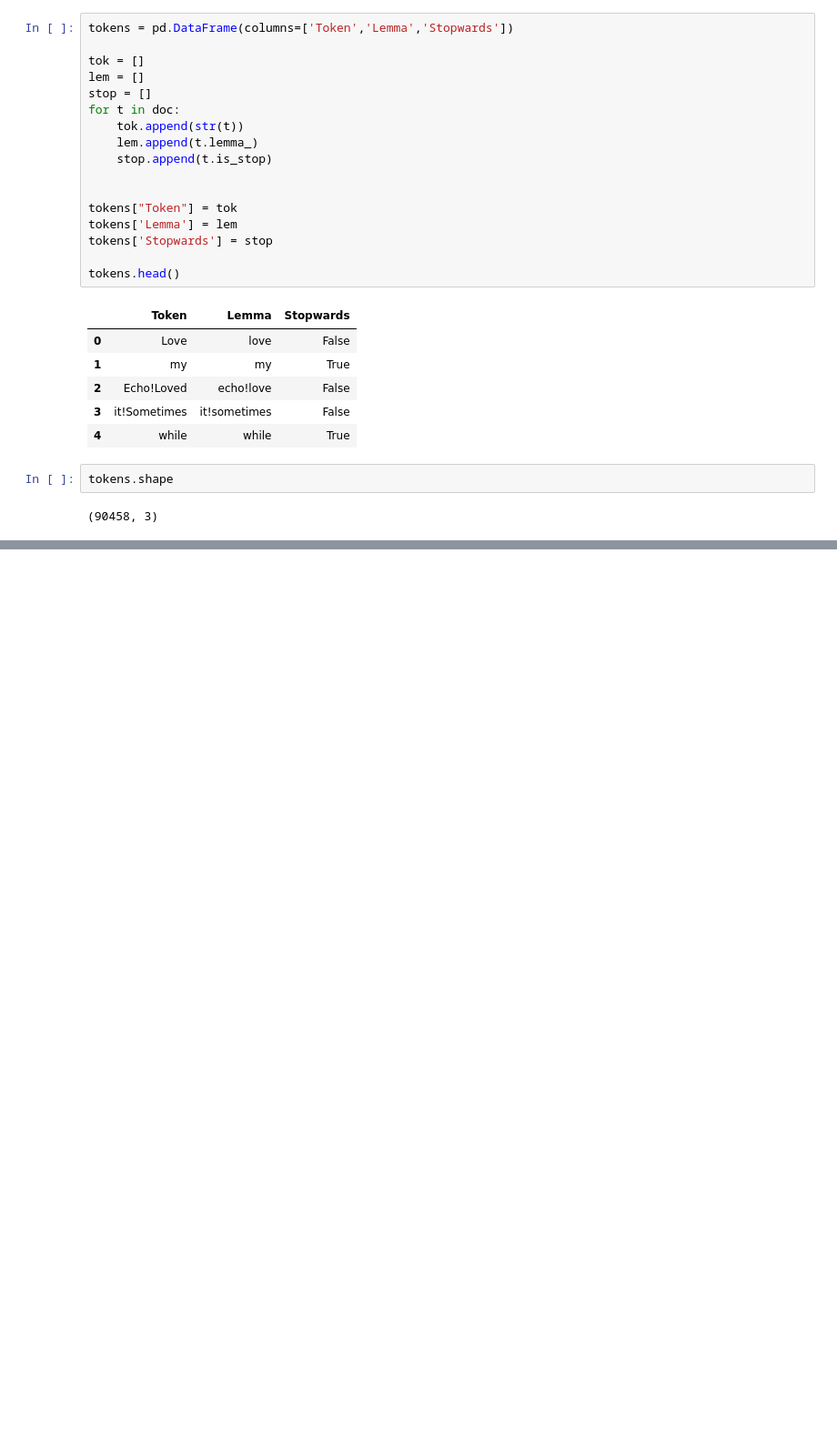
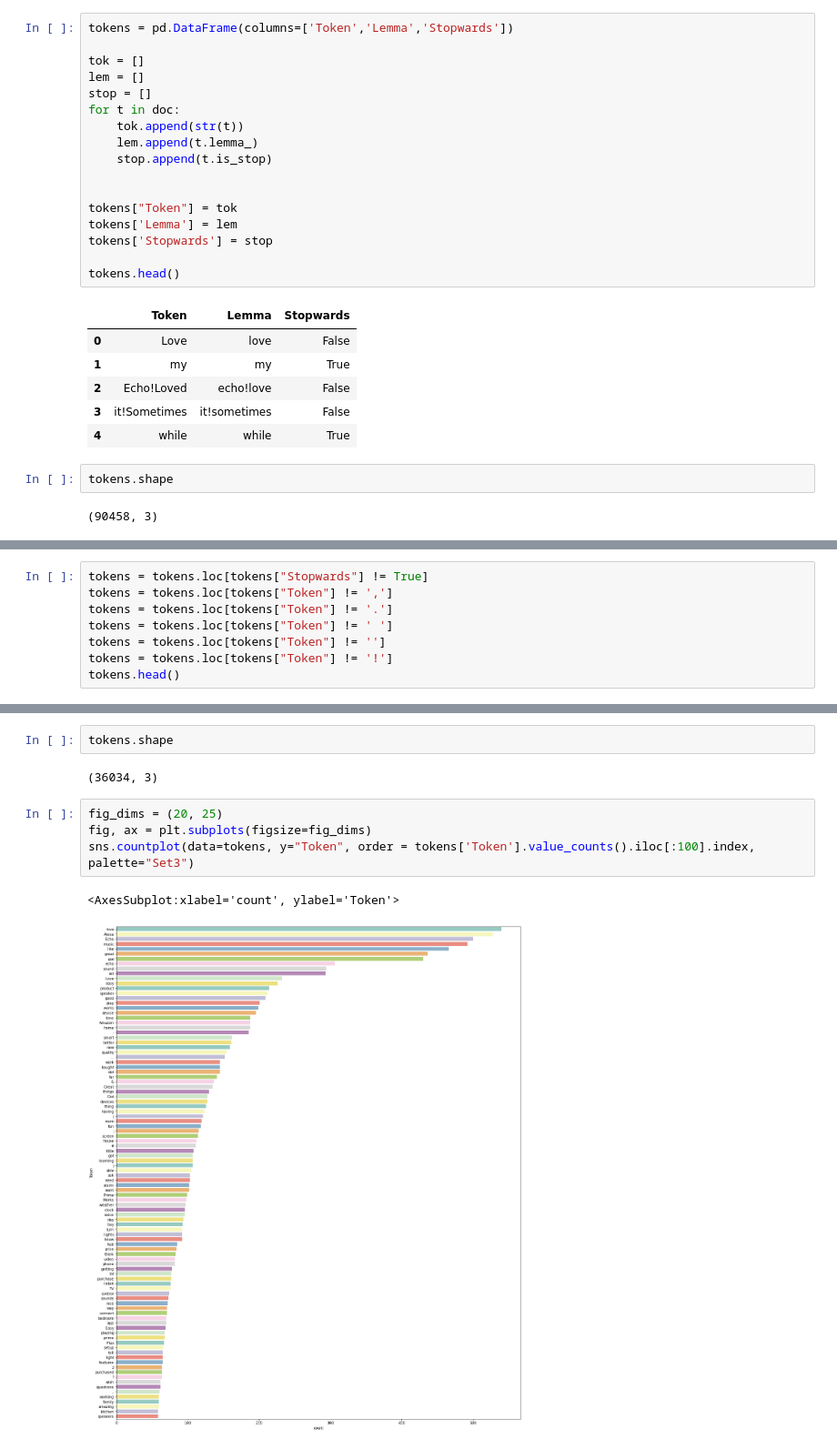
Before and after one commit to ddahiya16/Amazon-Alexa-Review-Analysis, a Jupyter notebook: Amazon Alexa Reviews Analysis.ipynb, the cells around one changed output, grey strips where cells are left out. Shown: that part at 91% size. Saved outputs shown, nothing was run; the diff lists cells and outputs as text; blank space fills up the shorter version.

```diff
--- a/Amazon Alexa Reviews Analysis.ipynb
+++ b/Amazon Alexa Reviews Analysis.ipynb
@@ -207,0 +202,8 @@ tokens.head()
+# %%
+tokens = tokens.loc[tokens["Stopwards"] != True]
+tokens = tokens.loc[tokens["Token"] != ',']
+tokens = tokens.loc[tokens["Token"] != '.']
+tokens = tokens.loc[tokens["Token"] != ' ']
+tokens = tokens.loc[tokens["Token"] != '']
+tokens = tokens.loc[tokens["Token"] != '!']
+tokens.head()
@@ -207,0 +217,11 @@ tokens.head()
+# %%
+tokens.shape
+# %% [output]
+(36034, 3)
+# %%
+fig_dims = (20, 25)
+fig, ax = plt.subplots(figsize=fig_dims)
+sns.countplot(data=tokens, y="Token", order = tokens['Token'].value_counts().iloc[:100].index, palette="Set3")
+# %% [output]
+<AxesSubplot:xlabel='count', ylabel='Token'>
+[figure, added]
```
Also changed, not shown: parts of 4 cells of this notebook.
